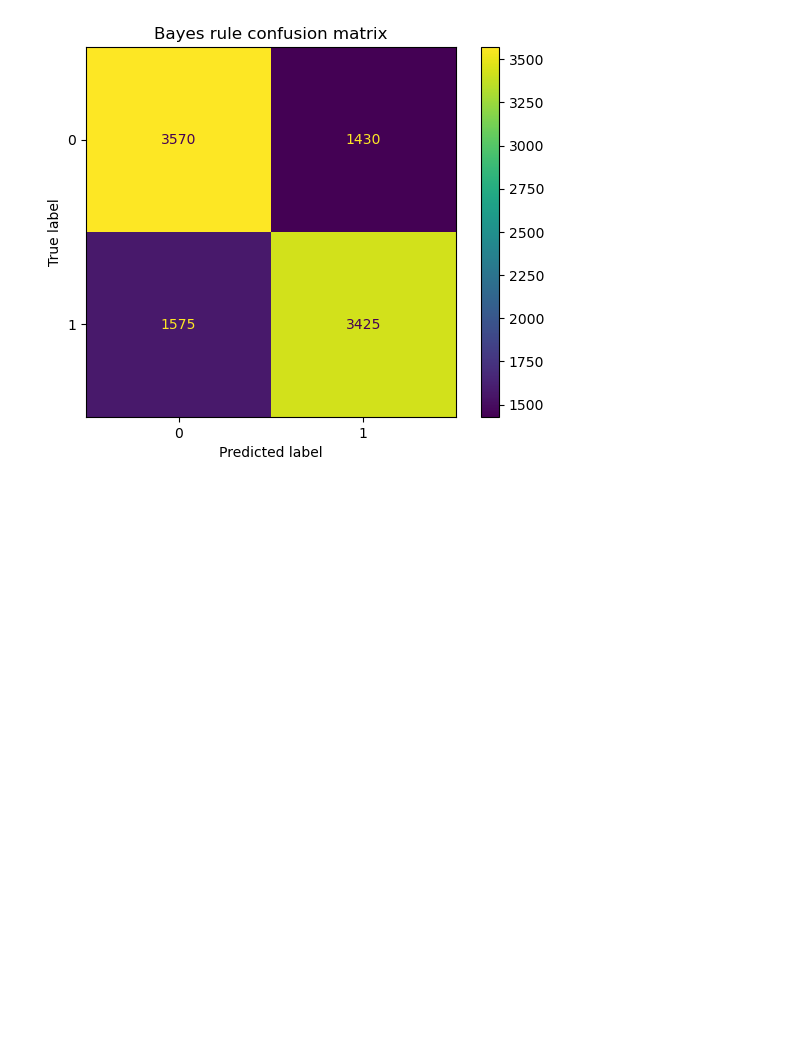
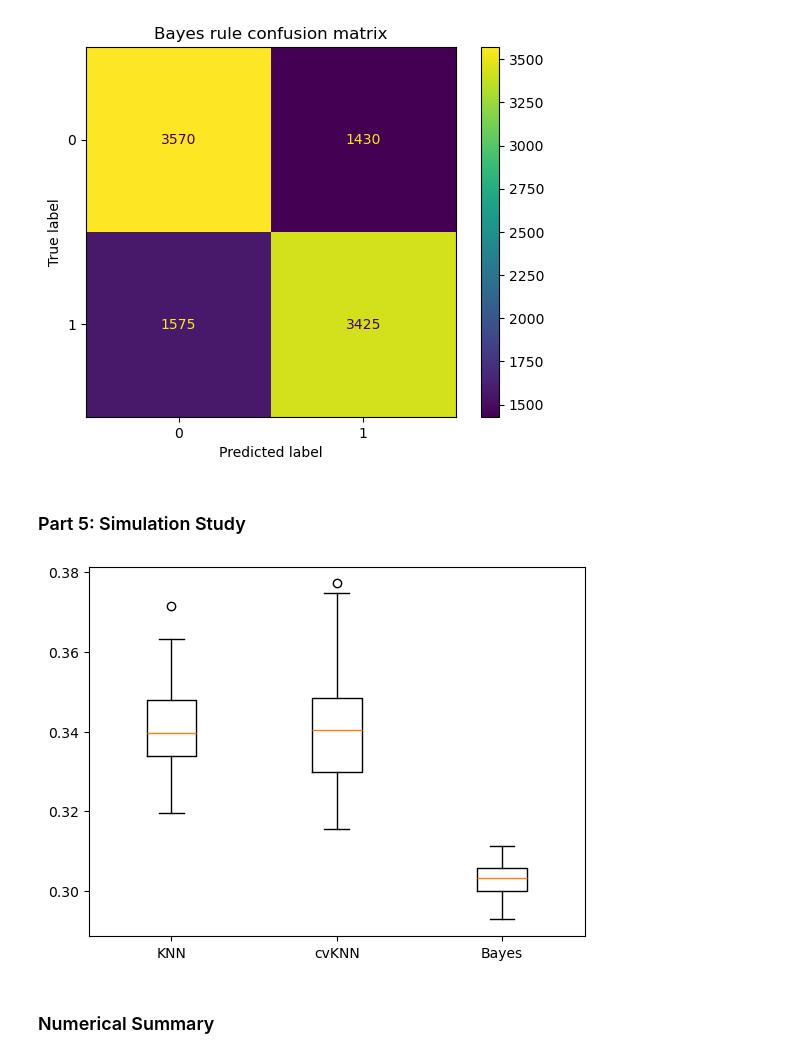
Before and after one commit to oliviagd/psl, a Jupyter notebook: coding_1/generate_data.ipynb, the cells around one changed output. Drawn from its saved outputs; the diff is of its cells as text; code cells hidden in the pictures; blank space fills up the shorter version.

Commit message:
Part 5 and Numerical Summary complete

```diff
--- a/coding_1/generate_data.ipynb
+++ b/coding_1/generate_data.ipynb
@@ -112,6 +113,12 @@ def knn(X_Y_train, X_test, k):
     Y_test[counts == k / 2] = Y_knn[0, counts == k / 2]
 
     return Y_test
+# %%
+def run_sklearn_knn(X_Y_train, X_test, k):
+    X_train, Y_train = X_Y_train
+    knn_model = skl_knn(n_neighbors=k)
+    knn_model.fit(X_train, Y_train)
+    return knn_model.predict(X_test)
 # %% [markdown]
 Distance ties: We pick the training data that occurs first in the dataset (by using a stable sort)
 
@@ -127,9 +134,7 @@ for k, ax in zip([1, 3, 5], axes):
     cm_display = metrics.ConfusionMatrixDisplay.from_predictions(Ytest, Ypred, display_labels = [0, 1], ax=ax[0])
     ax[0].set_title(f'My knn k={k}')
 
-    knn_model = skl_knn(n_neighbors=k)
-    knn_model.fit(Xtrain, Ytrain)
-    Ypred_skl = knn_model.predict(Xtest)
+    Ypred_skl = run_sklearn_knn((Xtrain, Ytrain), Xtest, k)
     cm_display = metrics.ConfusionMatrixDisplay.from_predictions(Ytest, Ypred_skl, display_labels = [0, 1], ax=ax[1])
     ax[1].set_title(f'scikit-learn knn k={k}')
 
@@ -269,3 +274,35 @@ plt.show()
 # %% [output]
 error rate: 0.3005
 [figure]
+# %% [markdown]
+### Part 5: Simulation Study
+# %%
+n_sims = 50
+
+knn_errors = np.zeros(n_sims)
+cvknn_errors = np.zeros(n_sims)
+bayes_errors = np.zeros(n_sims)
+
+best_ks = np.zeros(n_sims)
+
+def calc_error(actual, pred):
+    return np.mean(actual != pred)
+
+for idx in trange(n_sims):
+    Xtrain, Ytrain = generate_data_matrices(centers, 200)
+    Xtest, Ytest = generate_data_matrices(centers, 10000)
+
+    knn_errors[idx] = calc_error(Ytest, run_sklearn_knn((Xtrain, Ytrain), Xtest, 7))
+
+    best_k, cv_knn_pred = cvknn((Xtrain, Ytrain), 180, Xtest)
+    best_ks[idx] = best_k
+    cvknn_errors[idx] = calc_error(Ytest, cv_knn_pred)
+
+    bayes_errors[idx] = calc_error(Ytest, bayes(Xtest, centers, variance))
+# %%
+plt.boxplot([knn_errors, cvknn_errors, bayes_errors], labels=['KNN', 'cvKNN', 'Bayes'])
+plt.show()
+# %% [output]
+[figure, added]
+# %% [markdown]
+### Numerical Summary
```
Also changed, not shown: parts of 2 cells of this notebook, 1 other file.
